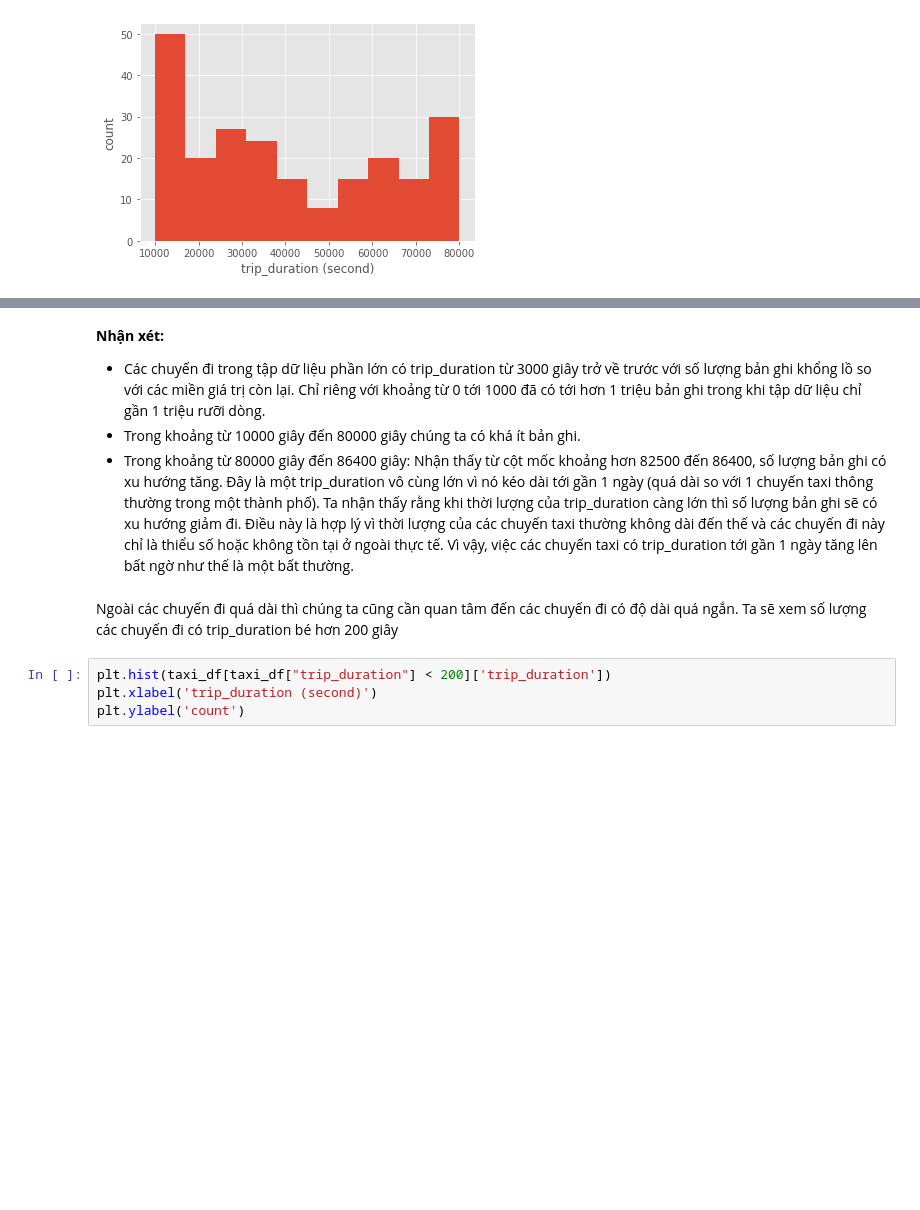
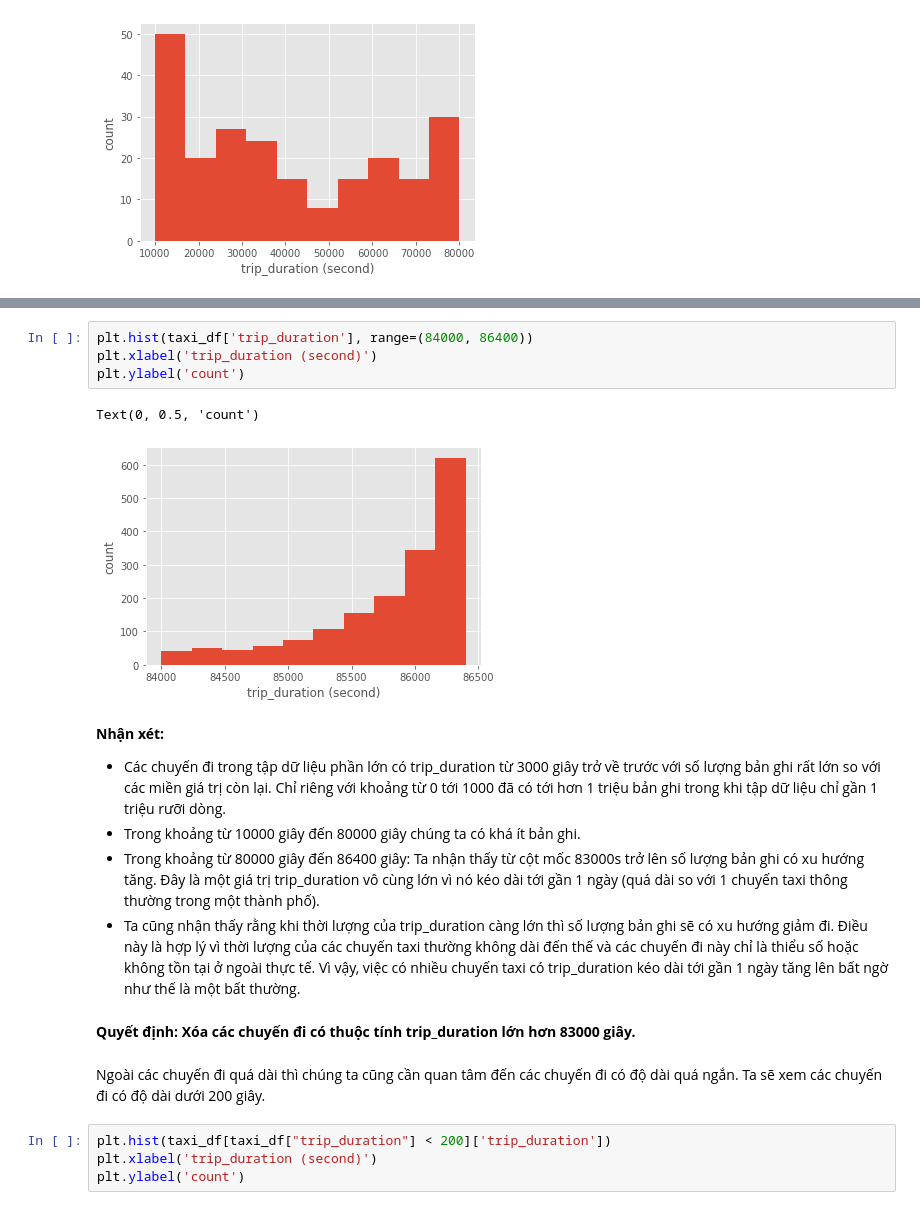
Before and after one commit to trunghq0205/Python4DS, a Jupyter notebook: final_project_report.ipynb, the cells around one changed output, grey strips where cells are left out. Saved outputs shown, nothing was run; the diff lists cells and outputs as text; blank space fills up the shorter version.

```diff
--- a/final_project_report.ipynb
+++ b/final_project_report.ipynb
@@ -321,10 +334,20 @@ Text(0, 0.5, 'count')
+# %%
+plt.hist(taxi_df['trip_duration'], range=(84000, 86400))
+plt.xlabel('trip_duration (second)')
+plt.ylabel('count')
+# %% [output]
+Text(0, 0.5, 'count')
+[figure, added]
 # %% [markdown]
 **Nhận xét:**
-- Các chuyến đi trong tập dữ liệu phần lớn có trip_duration từ 3000 giây trở về trước với số lượng bản ghi khổng lồ so với các miền giá trị còn lại. Chỉ riêng với khoảng từ 0 tới 1000 đã có tới hơn 1 triệu bản ghi trong khi tập dữ liệu chỉ gần 1 triệu rưỡi dòng.
+- Các chuyến đi trong tập dữ liệu phần lớn có trip_duration từ 3000 giây trở về trước với số lượng bản ghi rất lớn so với các miền giá trị còn lại. Chỉ riêng với khoảng từ 0 tới 1000 đã có tới hơn 1 triệu bản ghi trong khi tập dữ liệu chỉ gần 1 triệu rưỡi dòng.
 - Trong khoảng từ 10000 giây đến 80000 giây chúng ta có khá ít bản ghi.
-- Trong khoảng từ 80000 giây đến 86400 giây: Nhận thấy từ cột mốc khoảng hơn 82500 đến 86400, số lượng bản ghi có xu hướng tăng. Đây là một trip_duration vô cùng lớn vì nó kéo dài tới gần 1 ngày (quá dài so với 1 chuyến taxi thông thường trong một thành phố). Ta nhận thấy rằng khi thời lượng của trip_duration càng lớn thì số lượng bản ghi sẽ có xu hướng giảm đi. Điều này là hợp lý vì thời lượng của các chuyến taxi thường không dài đến thế và các chuyến đi này chỉ là thiểu số hoặc không tồn tại ở ngoài thực tế. Vì vậy, việc các chuyến taxi có trip_duration tới gần 1 ngày tăng lên bất ngờ như thế là một bất thường.
+- Trong khoảng từ 80000 giây đến 86400 giây: Ta nhận thấy từ cột mốc 83000s trở lên số lượng bản ghi có xu hướng tăng. Đây là một giá trị trip_duration vô cùng lớn vì nó kéo dài tới gần 1 ngày (quá dài so với 1 chuyến taxi thông thường trong một thành phố).
+- Ta cũng nhận thấy rằng khi thời lượng của trip_duration càng lớn thì số lượng bản ghi sẽ có xu hướng giảm đi. Điều này là hợp lý vì thời lượng của các chuyến taxi thường không dài đến thế và các chuyến đi này chỉ là thiểu số hoặc không tồn tại ở ngoài thực tế. Vì vậy, việc có nhiều chuyến taxi có trip_duration kéo dài tới gần 1 ngày tăng lên bất ngờ như thế là một bất thường.
+# %% [markdown]
+**Quyết định: Xóa các chuyến đi có thuộc tính trip_duration lớn hơn 83000 giây.**
 # %% [markdown]
-Ngoài các chuyến đi quá dài thì chúng ta cũng cần quan tâm đến các chuyến đi có độ dài quá ngắn. Ta sẽ xem số lượng các chuyến đi có trip_duration bé hơn 200 giây
+Ngoài các chuyến đi quá dài thì chúng ta cũng cần quan tâm đến các chuyến đi có độ dài quá ngắn. Ta sẽ xem các chuyến đi có độ dài dưới 200 giây.
 # %%
 plt.hist(taxi_df[taxi_df["trip_duration"] < 200]['trip_duration'])
 plt.xlabel('trip_duration (second)')
```
Also changed, not shown: parts of 13 cells of this notebook.
